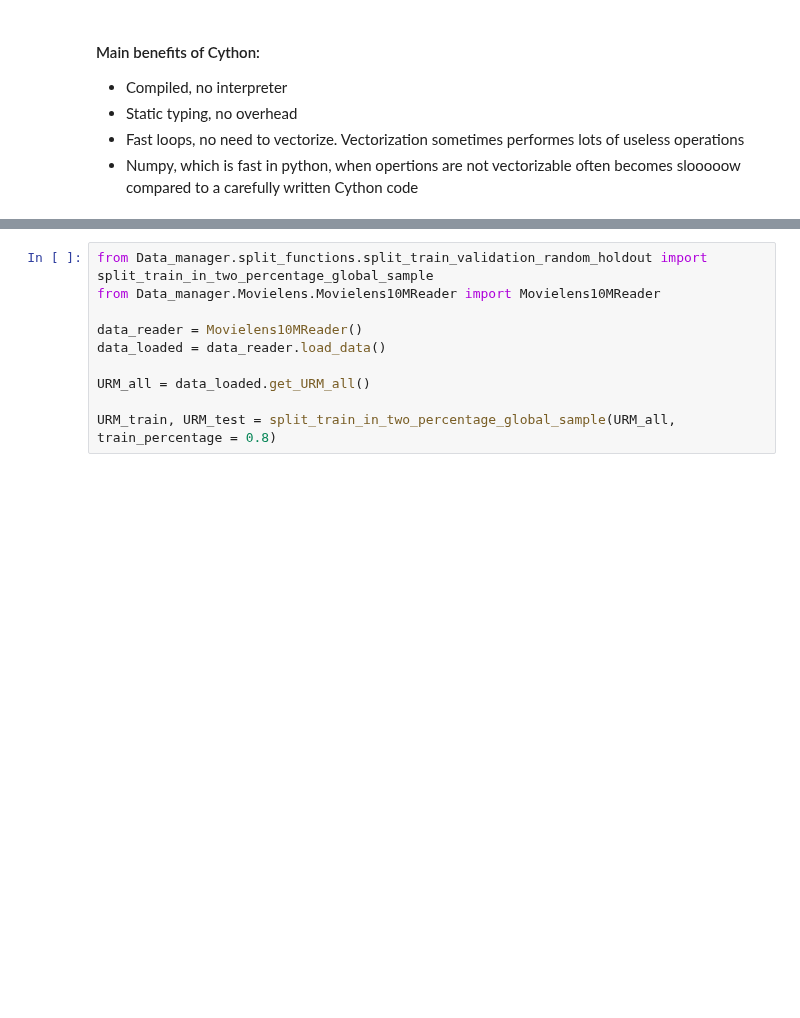
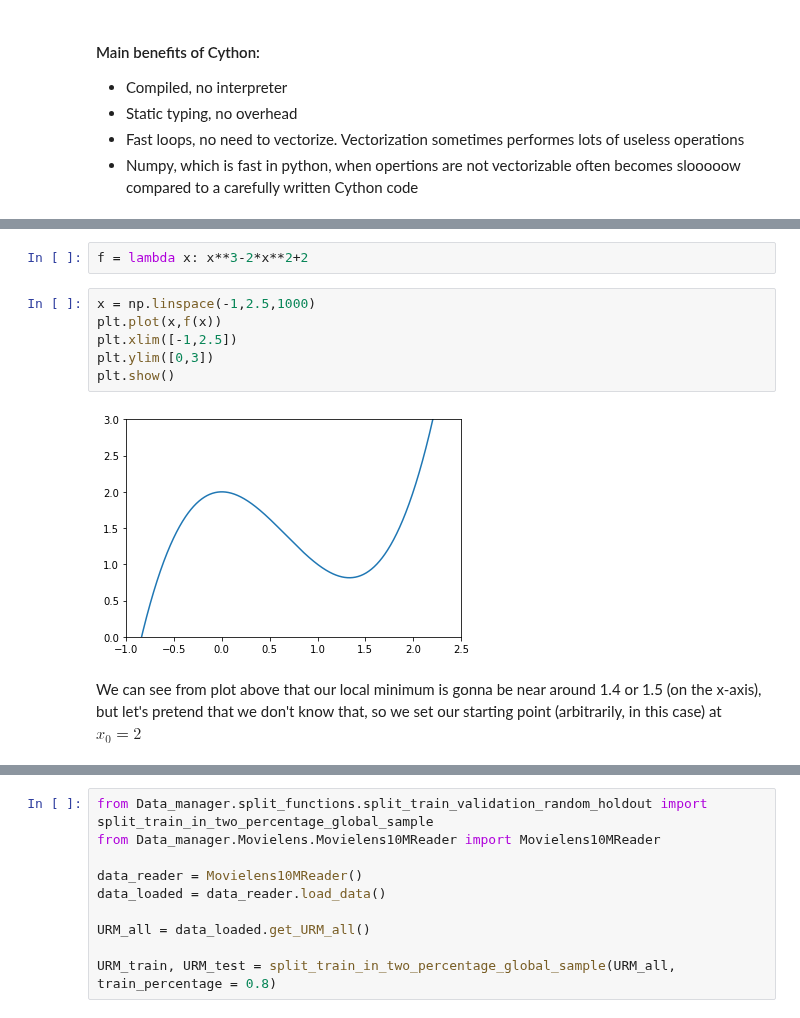
Before and after one commit to MaurizioFD/RecSys_Course_AT_PoliMi, a Jupyter notebook: Practice 06 - SLIM MSE with Gradient Descent and Cython.ipynb, the cells around one changed output, grey strips where cells are left out. Saved outputs shown, nothing was run; the diff lists cells and outputs as text; blank space fills up the shorter version.

```diff
--- a/Practice 06 - SLIM MSE with Cython.ipynb
+++ b/Practice 06 - SLIM MSE with Gradient Descent and Cython.ipynb
@@ -112,0 +134,12 @@ Is Prime 80000023? True, time required 0.22 sec
+# %%
+f = lambda x: x**3-2*x**2+2
+# %%
+x = np.linspace(-1,2.5,1000)
+plt.plot(x,f(x))
+plt.xlim([-1,2.5])
+plt.ylim([0,3])
+plt.show()
+# %% [output]
+[figure, added]
+# %% [markdown]
+We can see from plot above that our local minimum is gonna be near around 1.4 or 1.5 (on the x-axis), but let's pretend that we don't know that, so we set our starting point (arbitrarily, in this case) at $x_0 = 2$
```
Also changed, not shown: parts of 7 cells of this notebook.
